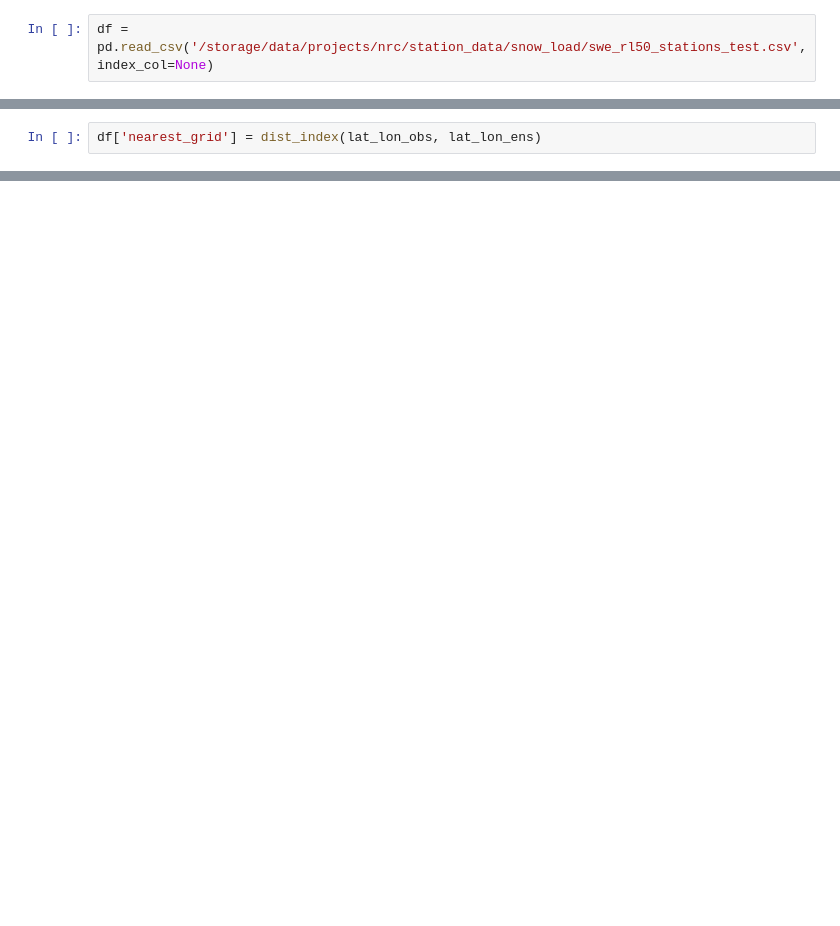
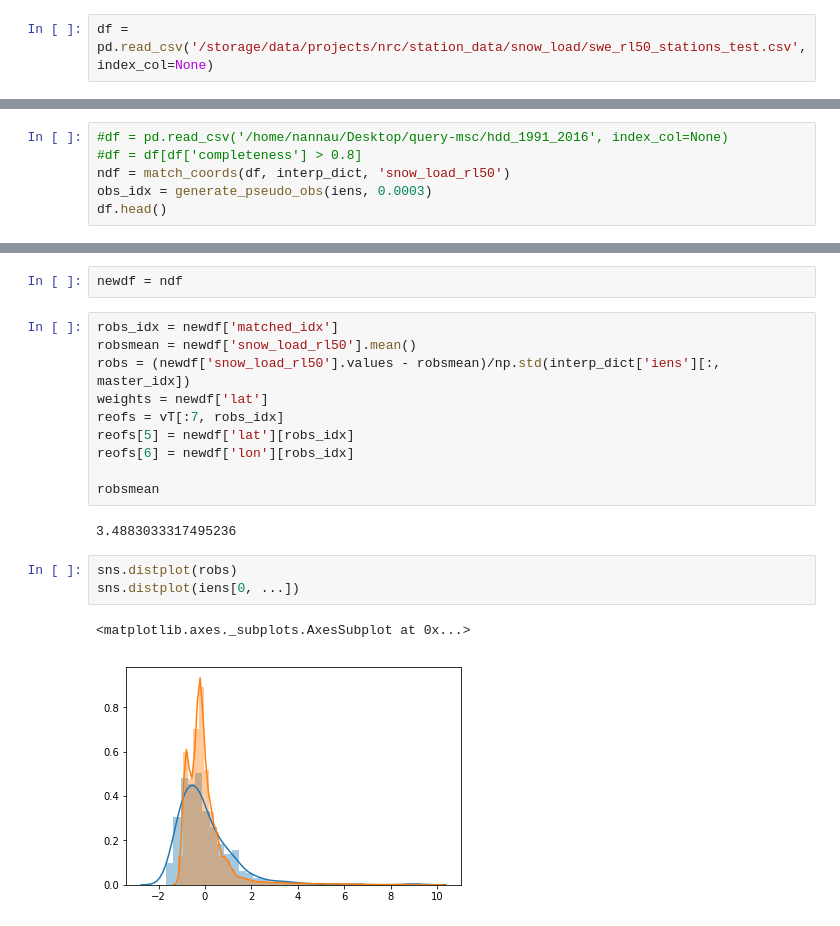
Before and after one commit to pacificclimate/climpyrical, a Jupyter notebook: notebooks/snowload.ipynb, the cells around one changed output, grey strips where cells are left out. Drawn from its saved outputs; the diff is of its cells as text; blank space fills up the shorter version.

```diff
--- a/notebooks/snowload.ipynb
+++ b/notebooks/snowload.ipynb
@@ -195,2 +55,0 @@ lat_lon_obs = list(zip(rlat_obs, rlon_obs))
-# %%
-df['nearest_grid'] = dist_index(lat_lon_obs, lat_lon_ens)
@@ -505,0 +56,6 @@ plt.show()
+# %%
+#df = pd.read_csv('/home/nannau/Desktop/query-msc/hdd_1991_2016', index_col=None)
+#df = df[df['completeness'] > 0.8]
+ndf = match_coords(df, interp_dict, 'snow_load_rl50')
+obs_idx = generate_pseudo_obs(iens, 0.0003)
+df.head()
@@ -505,0 +134,20 @@ plt.show()
+# %%
+newdf = ndf
+# %%
+robs_idx = newdf['matched_idx']
+robsmean = newdf['snow_load_rl50'].mean()
+robs = (newdf['snow_load_rl50'].values - robsmean)/np.std(interp_dict['iens'][:, master_idx])
+weights = newdf['lat']
+reofs = vT[:7, robs_idx]
+reofs[5] = newdf['lat'][robs_idx]
+reofs[6] = newdf['lon'][robs_idx]
+
+robsmean
+# %% [output]
+3.4883033317495236
+# %%
+sns.distplot(robs)
+sns.distplot(iens[0, ...])
+# %% [output]
+<matplotlib.axes._subplots.AxesSubplot at 0x...>
+[figure, added]
```
Also changed, not shown: parts of 85 cells of this notebook.
